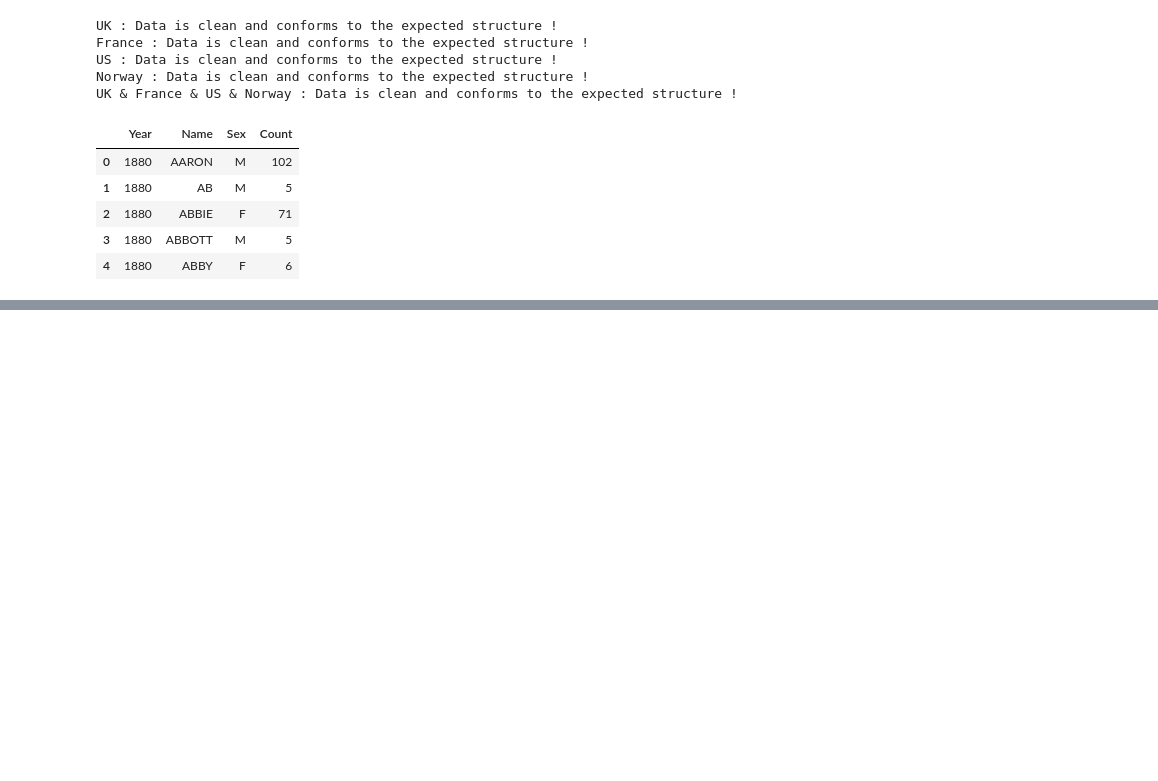
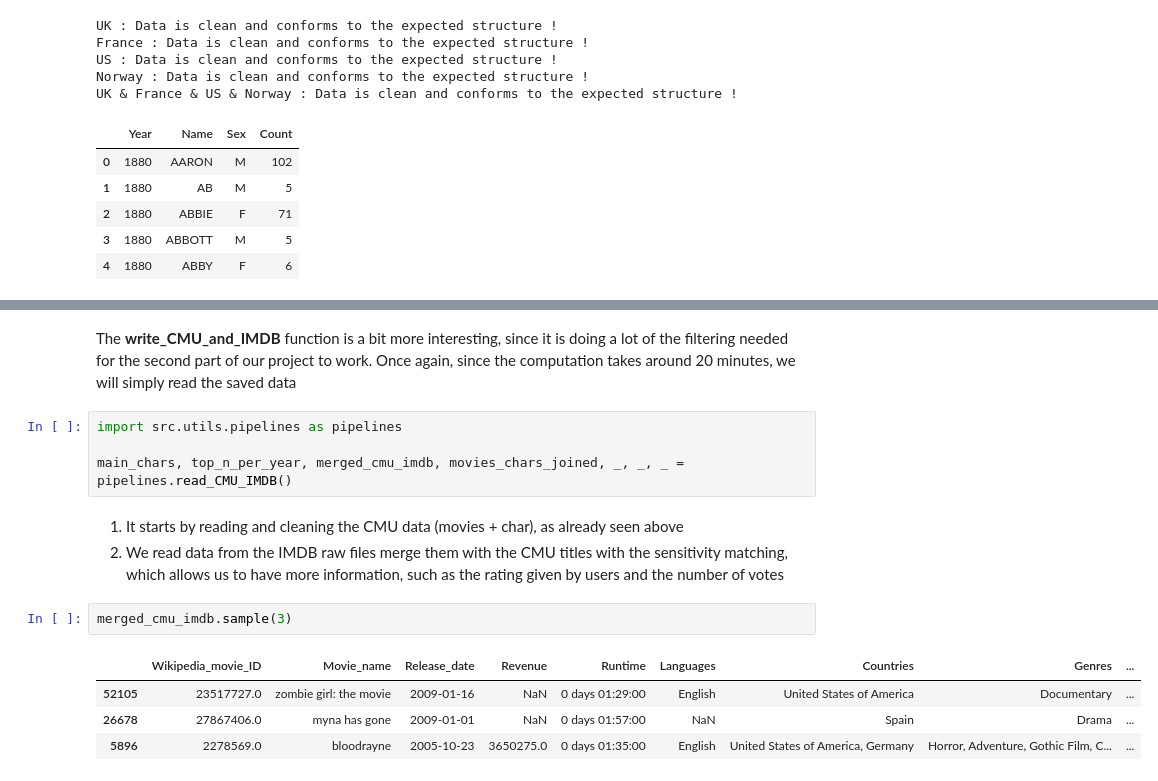
Before and after one commit to epfl-ada/ada-2024-project-dondata2025, a Jupyter notebook: results_MS3.ipynb, the cells around one changed output, grey strips where cells are left out. Saved outputs shown, nothing was run; the diff lists cells and outputs as text; blank space fills up the shorter version.

```diff
--- a/results_MS3.ipynb
+++ b/results_MS3.ipynb
@@ -363,0 +387,16 @@ In order to to get all the data that we need ready to go, we have a function TOD
+# %% [markdown]
+The **write_CMU_and_IMDB** function is a bit more interesting, since it is doing a lot of the filtering needed for the second part of our project to work. Once again, since the computation takes around 20 minutes, we will simply read the saved data
+# %%
+import src.utils.pipelines as pipelines
+
+main_chars, top_n_per_year, merged_cmu_imdb, movies_chars_joined, _, _, _ = pipelines.read_CMU_IMDB()
+# %% [markdown]
+1. It starts by reading and cleaning the CMU data (movies + char), as already seen above
+2. We read data from the IMDB raw files merge them with the CMU titles with the sensitivity matching, which allows us to have more information, such as the rating given by users and the number of votes
+# %%
+merged_cmu_imdb.sample(3)
+# %% [output]
+|  | Wikipedia_movie_ID | Movie_name | Release_date | Revenue | Runtime | Languages | Countries | Genres | ... |
+| 52105 | 23517727.0 | zombie girl: the movie | 2009-01-16 | NaN | 0 days 01:29:00 | English | United States of America | Documentary | ... |
+| 26678 | 27867406.0 | myna has gone | 2009-01-01 | NaN | 0 days 01:57:00 | NaN | Spain | Drama | ... |
+| 5896 | 2278569.0 | bloodrayne | 2005-10-23 | 3650275.0 | 0 days 01:35:00 | English | United States of America, Germany | Horror, Adventure, Gothic Film, C... | ... |
```
Also changed, not shown: parts of 9 cells of this notebook.
